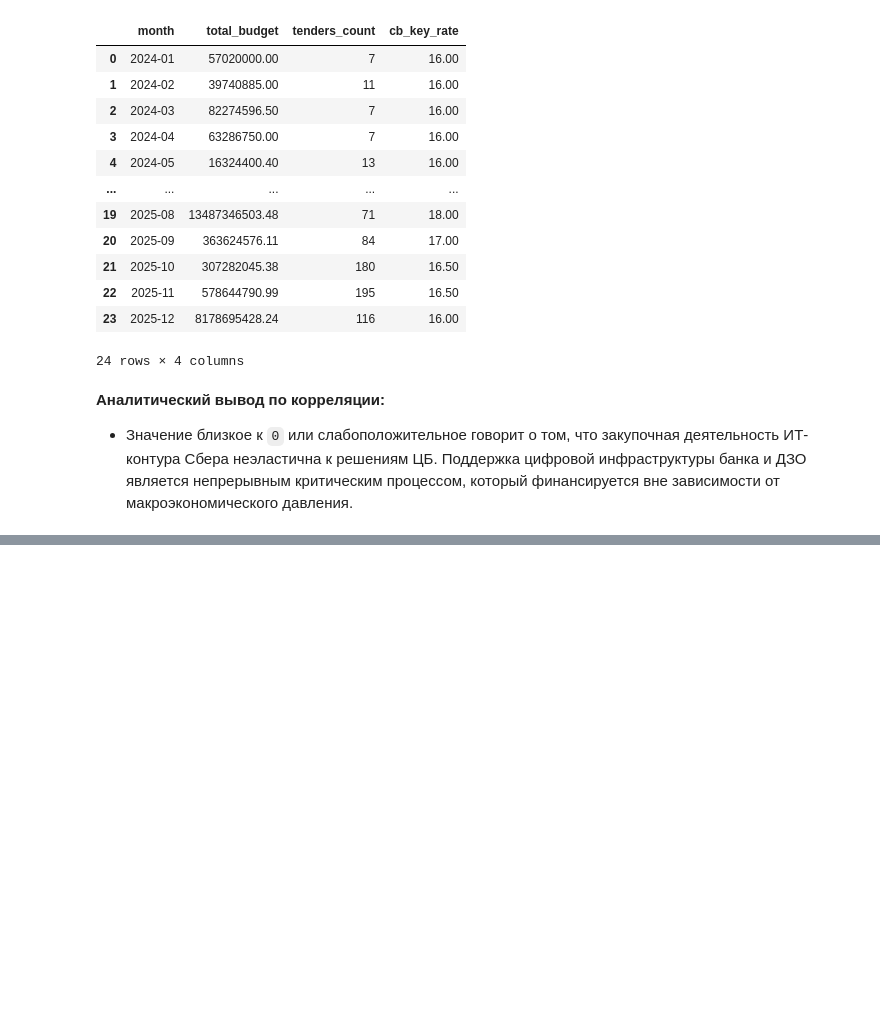
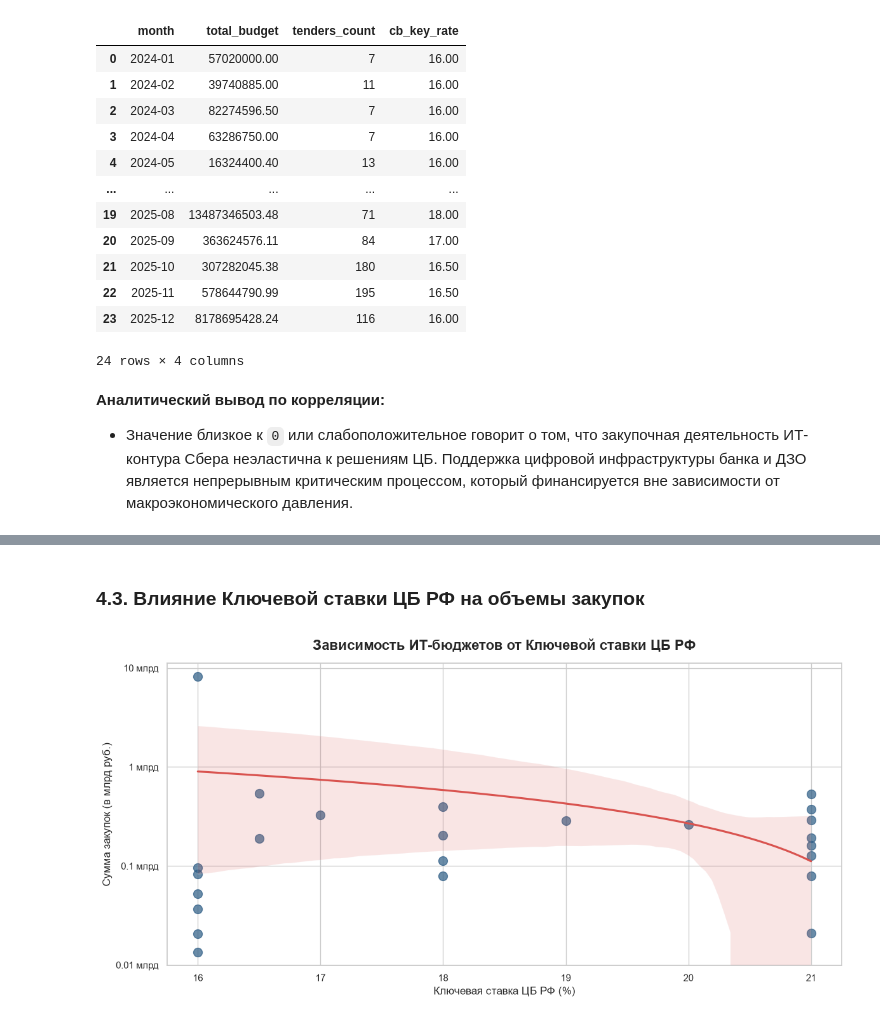
Before and after one commit to zxffg/sber_procurement_audit, a Jupyter notebook: notebooks/procurement_audit.ipynb, the cells around one changed output, grey strips where cells are left out. Cells and saved outputs as stored; diff of their text form; code cells hidden in the pictures; blank space fills up the shorter version.

```diff
--- a/notebooks/procurement_audit.ipynb
+++ b/notebooks/procurement_audit.ipynb
@@ -474,0 +583,25 @@ display(df_correlation)
+# %% [markdown]
+### 4.3. Влияние Ключевой ставки ЦБ РФ на объемы закупок
+# %%
+# Сливаем очищенные данные с макроэкономикой (Ключевая ставка)
+df_correlation = pd.merge(df_monthly_clean, df_macro, on='month', how='inner')
+
+plt.figure(figsize=(12, 6))
+ax = sns.regplot(
+    x='cb_key_rate',
+    y='total_budget',
+    data=df_correlation,
+    scatter_kws={'s':100, 'alpha':0.7, 'color':'#2b5b84'},
+    line_kws={"color":"#d9534f"}
+)
+
+ax.set_yscale('log')
+ax.yaxis.set_major_formatter(ticks_y)
+
+plt.title('Зависимость ИТ-бюджетов от Ключевой ставки ЦБ РФ', fontsize=16, pad=15, fontweight='bold')
+plt.xlabel('Ключевая ставка ЦБ РФ (%)', fontsize=12)
+plt.ylabel('Сумма закупок (в млрд руб.)', fontsize=12)
+plt.tight_layout()
+plt.show()
+# %% [output]
+[figure, added]
```
Also changed, not shown: parts of 18 cells of this notebook, 2 other files.
